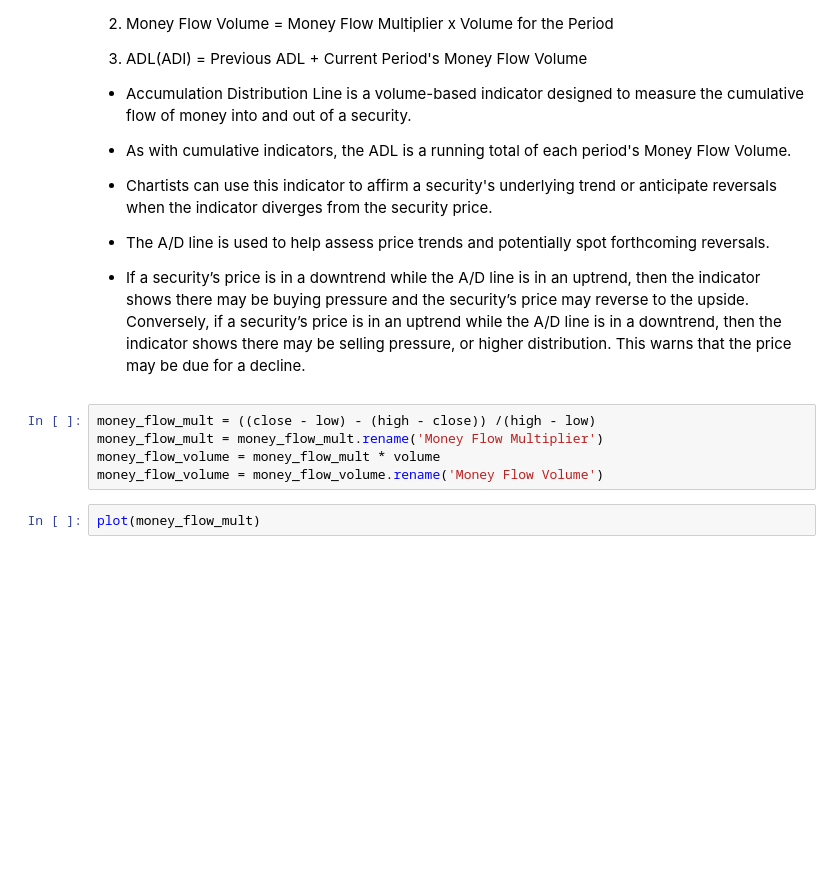
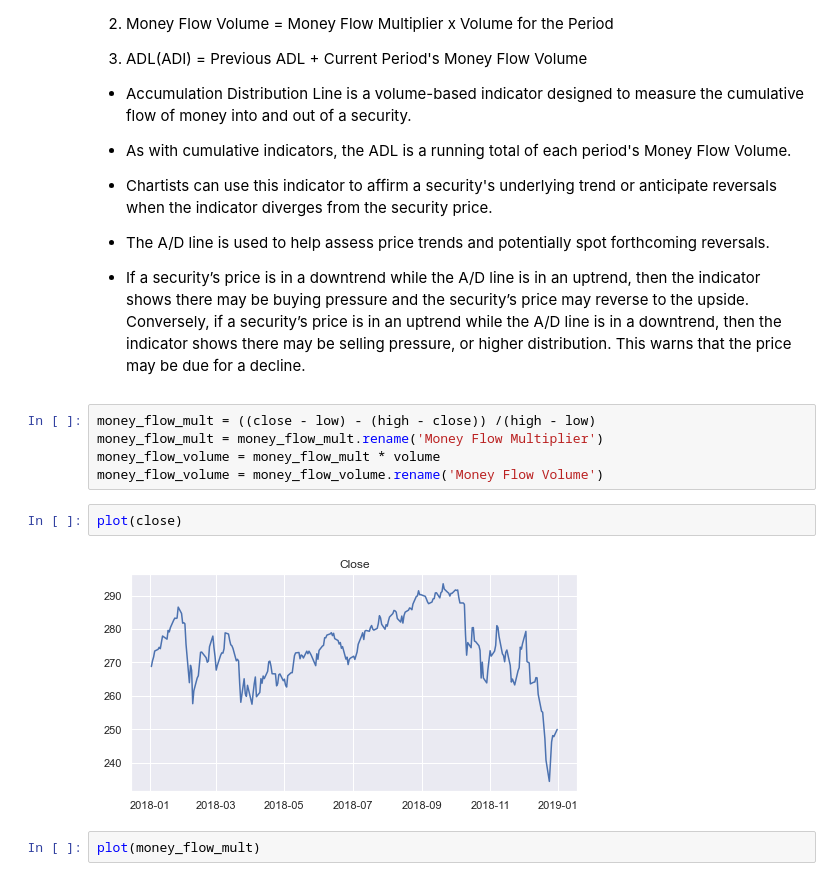
Before and after one commit to jo-cho/Technical_Analysis_and_Feature_Engineering, a Jupyter notebook: 1. Technical Indicators - Volume.ipynb, the cells around one changed output. Saved outputs shown, nothing was run; the diff lists cells and outputs as text; blank space fills up the shorter version.

```diff
--- a/all technical indicators - volume.ipynb
+++ b/1. Technical Indicators - Volume.ipynb
@@ -198,6 +198,10 @@ money_flow_mult = ((close - low) - (high - close)) /(high - low)
 money_flow_mult = money_flow_mult.rename('Money Flow Multiplier')
 money_flow_volume = money_flow_mult * volume
 money_flow_volume = money_flow_volume.rename('Money Flow Volume')
+# %%
+plot(close)
+# %% [output]
+[figure, added]
 # %%
 plot(money_flow_mult)
 # %% [output]
```
Also changed, not shown: 2 other files.
